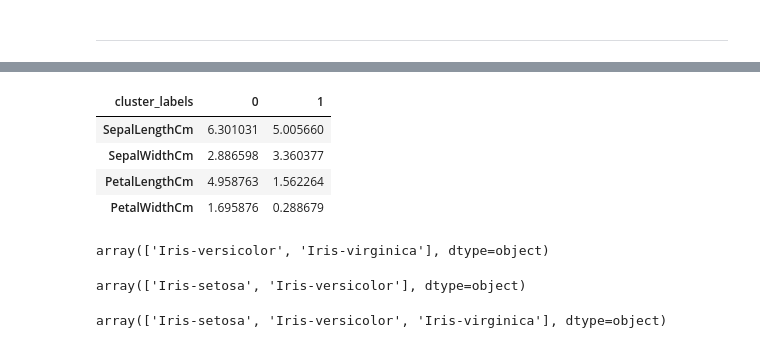
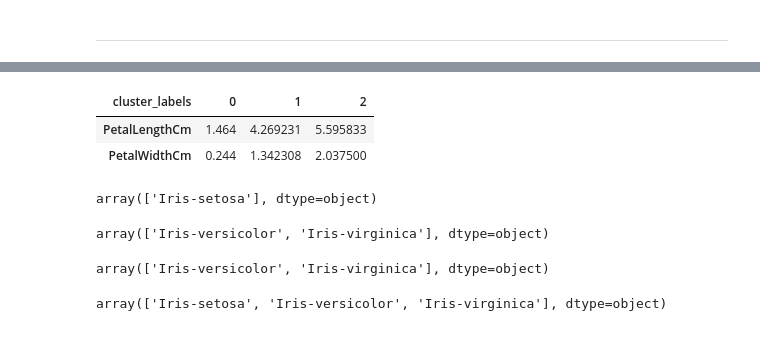
Before and after one commit to Andy-Nkumane/Iris_Species-Clustering, a Jupyter notebook: Iris_Species-Clustering.ipynb, the cells around one changed output, grey strips where cells are left out. Cells and saved outputs as stored; diff of their text form; code cells hidden in the pictures.

```diff
--- a/Iris_Species-Clustering.ipynb
+++ b/Iris_Species-Clustering.ipynb
@@ -114,0 +149,5 @@ plt.show()
+# %%
+le = LabelEncoder()
+le.fit(iris.Species)
+iris['LabelEncoded'] = le.transform(iris.Species)
+iris.head()
@@ -164,20 +225,22 @@ plt.show()
 # %%
-iris_group = iris.groupby('cluster_labels')[['SepalLengthCm','SepalWidthCm','PetalLengthCm', 'PetalWidthCm']].mean().transpose()
+iris_group = iris.groupby('cluster_labels')[['PetalLengthCm', 'PetalWidthCm']].mean().transpose()
 iris_group
 # %% [output]
-| cluster_labels | 0 | 1 |
-| SepalLengthCm | 6.301031 | 5.005660 |
-| SepalWidthCm | 2.886598 | 3.360377 |
-| PetalLengthCm | 4.958763 | 1.562264 |
-| PetalWidthCm | 1.695876 | 0.288679 |
+| cluster_labels | 0 | 1 | 2 |
+| PetalLengthCm | 1.464 | 4.269231 | 5.595833 |
+| PetalWidthCm | 0.244 | 1.342308 | 2.037500 |
 # %%
 iris[iris.cluster_labels==0].Species.unique()
 # %% [output]
-array(['Iris-versicolor', 'Iris-virginica'], dtype=object)
+array(['Iris-setosa'], dtype=object)
 # %%
 iris[iris.cluster_labels==1].Species.unique()
 # %% [output]
-array(['Iris-setosa', 'Iris-versicolor'], dtype=object)
+array(['Iris-versicolor', 'Iris-virginica'], dtype=object)
+# %%
+iris[iris.cluster_labels==2].Species.unique()
+# %% [output]
+array(['Iris-versicolor', 'Iris-virginica'], dtype=object)
 # %%
 iris.Species.unique()
 # %% [output]
```
Also changed, not shown: parts of 21 cells of this notebook.
